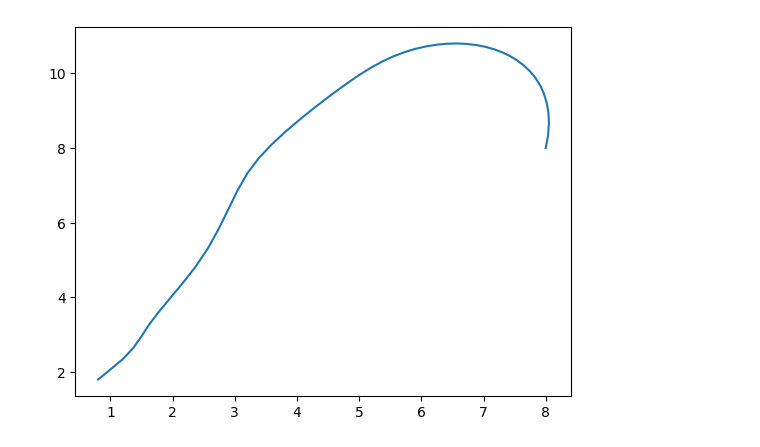
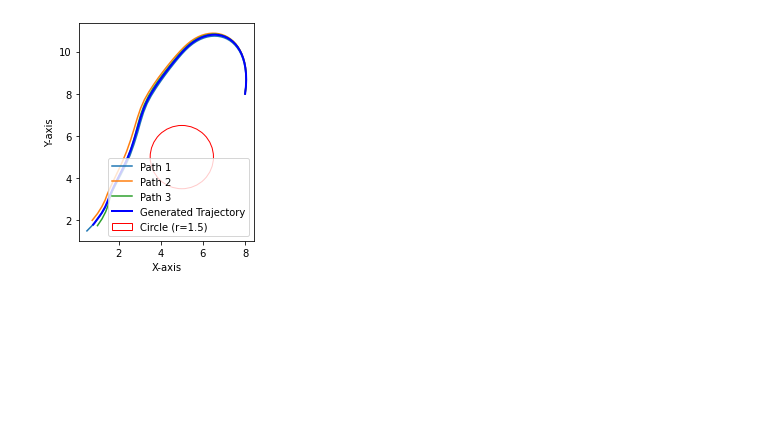
Before and after one commit to stablegradients/16-811, a Jupyter notebook: Assignment-2/question8.ipynb, the cells around one changed output. Cells and saved outputs as stored; diff of their text form; code cells hidden in the pictures; blank space fills up the shorter version.

```diff
--- a/Assignment-2/question8.ipynb
+++ b/Assignment-2/question8.ipynb
@@ -169,20 +169,44 @@ def find_trajectory(paths_triplet, start_point):
         trajectory.append((next_point_x, next_point_y))
 
     return trajectory
-
-# Example usage:
-initial_point = (0.8, 1.8)  # Define the initial point
-
-if initial_point[0] > initial_point[1]:
-    paths_to_take = paths_below
-else:
-    paths_to_take = paths_above
-# Assuming paths_above is defined somewhere else as a list of paths
-trajectory = find_trajectory(find_3_closest_paths(paths_to_take, initial_point), initial_point)
-
-# Plot the resulting trajectory
-import matplotlib.pyplot as plt
-plt.plot([x[0] for x in trajectory], [x[1] for x in trajectory])
-plt.show()
-# %% [output]
-[figure, removed]
+# %%
+import matplotlib.pyplot as plt
+import numpy as np
+
+# Example usage:
+
+initial_point = (0.8, 1.8)  # Define the initial point
+
+# Choose paths based on the initial point
+if initial_point[0] > initial_point[1]:
+    paths_to_take = paths_below
+else:
+    paths_to_take = paths_above
+
+# Find the 3 closest paths forming a triangle containing the initial point
+closest_paths = find_3_closest_paths(paths_to_take, initial_point)
+
+# Plot the 3 closest trajectories
+for i, path in enumerate(closest_paths):
+    plt.plot([x[0] for x in path], [x[1] for x in path], label=f"Path {i+1}")
+
+# Compute and plot the resulting trajectory
+trajectory = find_trajectory(closest_paths, initial_point)
+plt.plot([x[0] for x in trajectory], [x[1] for x in trajectory], label="Generated Trajectory", linewidth=2, color='blue')
+
+# Plot the circle at (5, 5) with a radius of 1.5
+circle = plt.Circle((5, 5), 1.5, color='r', fill=False, label="Circle (r=1.5)")
+plt.gca().add_patch(circle)
+
+# Set equal scaling and labels
+plt.gca().set_aspect('equal', adjustable='box')
+plt.xlabel("X-axis")
+plt.ylabel("Y-axis")
+
+# Add a legend
+plt.legend()
+
+# Display the plot
+plt.show()
+# %% [output]
+[figure, added]
```
Also changed, not shown: parts of 3 cells of this notebook, 5 other files.
